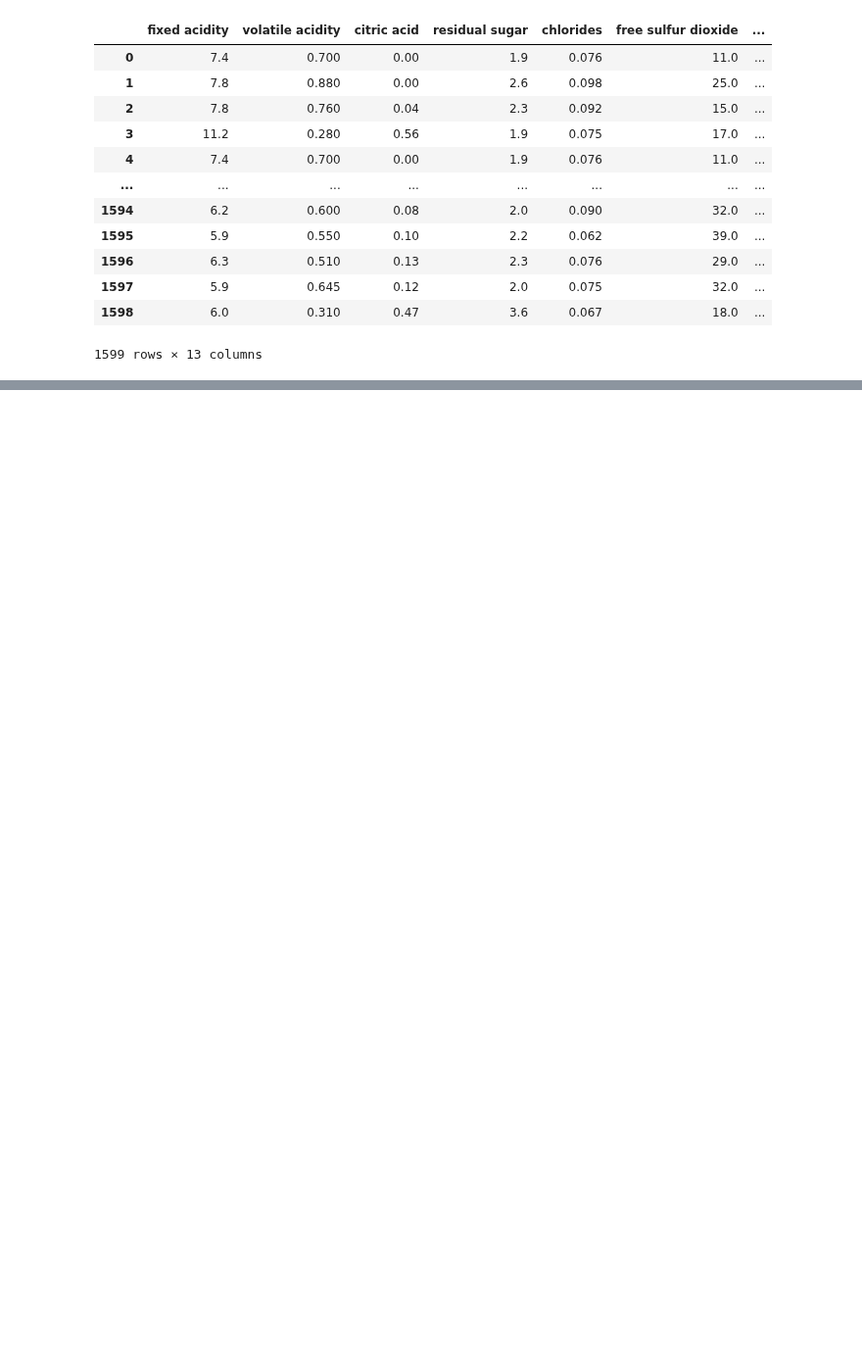
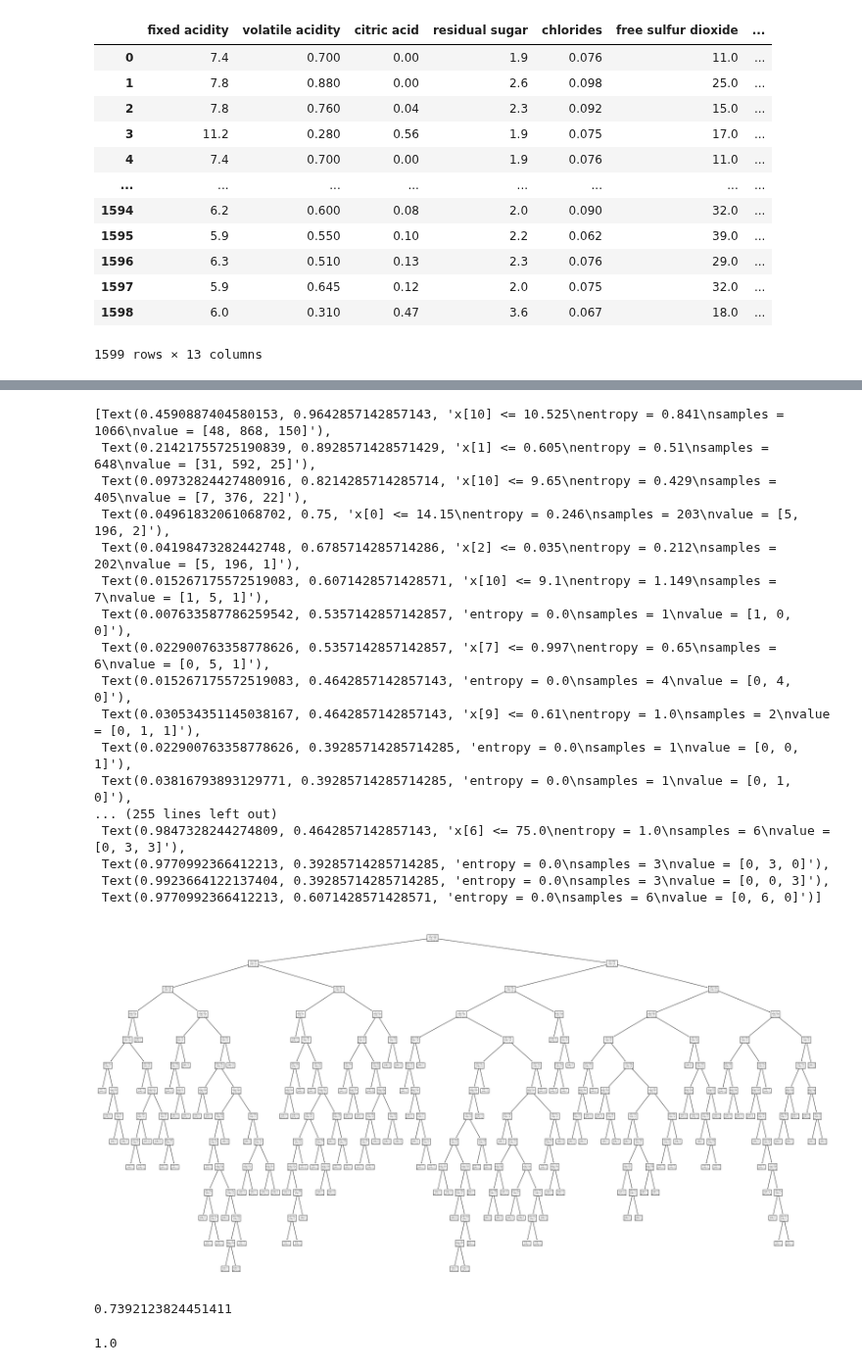
Before and after one commit to Kaustuv-Karki/Data-mining, a Jupyter notebook: DecisionTree-Lab2/DecisionTree.ipynb, the cells around one changed output, grey strips where cells are left out. Shown at 98% size. Cells and saved outputs as stored; diff of their text form; code cells hidden in the pictures; blank space fills up the shorter version.

Commit message:
decision tree

```diff
--- a/DecisionTree-Lab2/DecisionTree.ipynb
+++ b/DecisionTree-Lab2/DecisionTree.ipynb
@@ -95,0 +219,23 @@ total_train = pd.concat([train_x, train_y], axis=1)
+# %%
+from sklearn import tree
+plt.figure(figsize=(40,20))
+tree.plot_tree(classifier)
+# %% [output]
+[Text(0.4590887404580153, 0.9642857142857143, 'x[10] <= 10.525\nentropy = 0.841\nsamples = 1066\nvalue = [48, 868, 150]'),
+ Text(0.21421755725190839, 0.8928571428571429, 'x[1] <= 0.605\nentropy = 0.51\nsamples = 648\nvalue = [31, 592, 25]'),
+ Text(0.09732824427480916, 0.8214285714285714, 'x[10] <= 9.65\nentropy = 0.429\nsamples = 405\nvalue = [7, 376, 22]'),
+ Text(0.04961832061068702, 0.75, 'x[0] <= 14.15\nentropy = 0.246\nsamples = 203\nvalue = [5, 196, 2]'),
+ Text(0.04198473282442748, 0.6785714285714286, 'x[2] <= 0.035\nentropy = 0.212\nsamples = 202\nvalue = [5, 196, 1]'),
+ Text(0.015267175572519083, 0.6071428571428571, 'x[10] <= 9.1\nentropy = 1.149\nsamples = 7\nvalue = [1, 5, 1]'),
+ Text(0.007633587786259542, 0.5357142857142857, 'entropy = 0.0\nsamples = 1\nvalue = [1, 0, 0]'),
+ Text(0.022900763358778626, 0.5357142857142857, 'x[7] <= 0.997\nentropy = 0.65\nsamples = 6\nvalue = [0, 5, 1]'),
+ Text(0.015267175572519083, 0.4642857142857143, 'entropy = 0.0\nsamples = 4\nvalue = [0, 4, 0]'),
+ Text(0.030534351145038167, 0.4642857142857143, 'x[9] <= 0.61\nentropy = 1.0\nsamples = 2\nvalue = [0, 1, 1]'),
+ Text(0.022900763358778626, 0.39285714285714285, 'entropy = 0.0\nsamples = 1\nvalue = [0, 0, 1]'),
+ Text(0.03816793893129771, 0.39285714285714285, 'entropy = 0.0\nsamples = 1\nvalue = [0, 1, 0]'),
+... (255 lines left out)
+ Text(0.9847328244274809, 0.4642857142857143, 'x[6] <= 75.0\nentropy = 1.0\nsamples = 6\nvalue = [0, 3, 3]'),
+ Text(0.9770992366412213, 0.39285714285714285, 'entropy = 0.0\nsamples = 3\nvalue = [0, 3, 0]'),
+ Text(0.9923664122137404, 0.39285714285714285, 'entropy = 0.0\nsamples = 3\nvalue = [0, 0, 3]'),
+ Text(0.9770992366412213, 0.6071428571428571, 'entropy = 0.0\nsamples = 6\nvalue = [0, 6, 0]')]
+[figure, added]
@@ -95,0 +246,9 @@ total_train = pd.concat([train_x, train_y], axis=1)
+# %%
+scores.mean()
+# %% [output]
+0.7392123824451411
+# %%
+y_pred_train = classifier.predict(train_x)
+accuracy_score(train_y, y_pred_train)
+# %% [output]
+1.0
```
Also changed, not shown: parts of 35 cells of this notebook.
